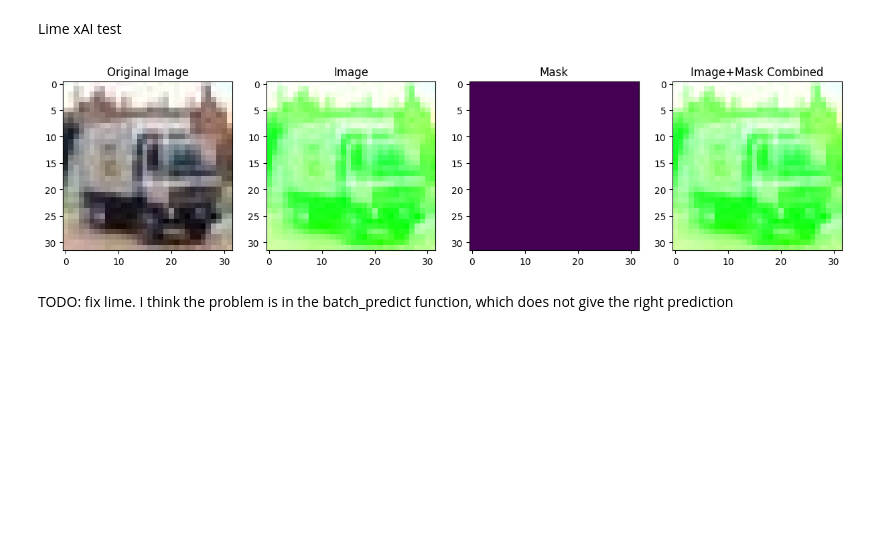
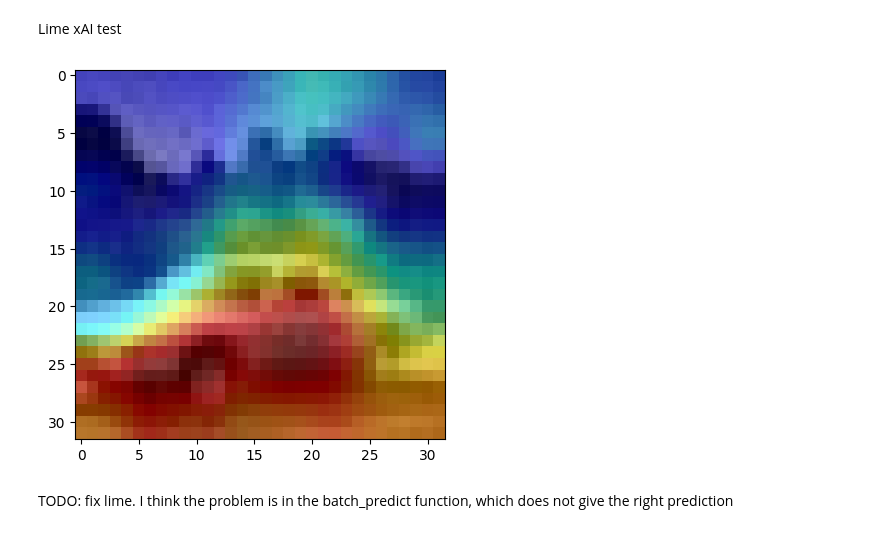
Before and after one commit to AngeloGalav/gauntlet, a Jupyter notebook: playground.ipynb, the cells around one changed output. Saved outputs shown, nothing was run; the diff lists cells and outputs as text; code cells hidden in the pictures; blank space fills up the shorter version.

```diff
--- a/playground.ipynb
+++ b/playground.ipynb
@@ -83,10 +107,9 @@ importlib.reload(xai)
 
 xai.device = device
-# %%
-model.model.eval()
-xai.explain_lime_single_image(test_dataloader, model.model)
-# %% [output]
-[figure, removed]
+# %%
+xai.explain_gradcam_single_image(train_dataloader, model.model, [model.model.layer1, model.model.layer2, model.model.layer3, model.model.layer4])
+# %% [output]
+[figure, added]
 # %% [markdown]
 TODO: fix lime. I think the problem is in the batch_predict function, which does not give the right prediction
 # %% [markdown]
```
Also changed, not shown: parts of 4 cells of this notebook, 1 other file.
